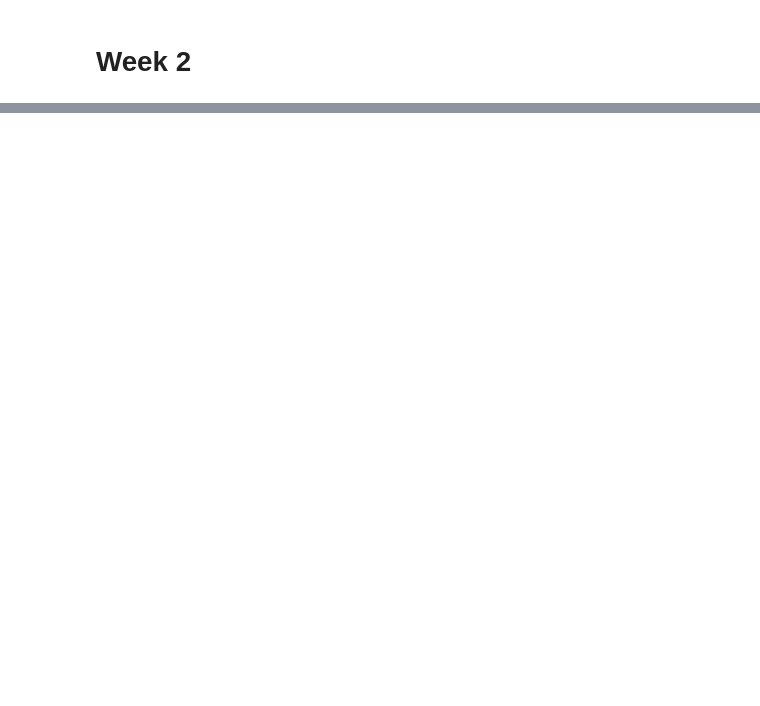
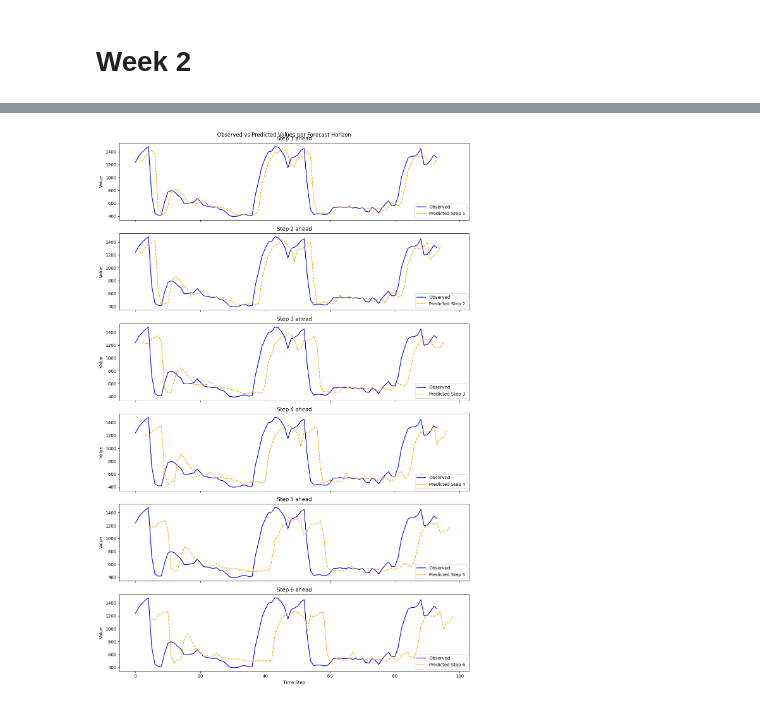
Before and after one commit to Maccen26/hmm-modelling, a Jupyter notebook: week_2.ipynb, the cells around one changed output, grey strips where cells are left out. Saved outputs shown, nothing was run; the diff lists cells and outputs as text; code cells hidden in the pictures; blank space fills up the shorter version.

Commit message:
added data from dtu rooms

```diff
--- a/week_2.ipynb
+++ b/week_2.ipynb
@@ -37,0 +19,3 @@ model1 = load_model(PATH)
+# %%
+y_train, x_train = load_train_data(DATA_NAME, TAG)
+y_test, x_test = load_test_data(DATA_NAME, TAG)
@@ -37,0 +26,18 @@ model1 = load_model(PATH)
+# %%
+#Training loop
+
+steps = 6
+NO_OF_OBS = 100
+
+ys = y_train.copy()
+y_test = y_test[:NO_OF_OBS]
+prediction_matrix = model.predict_emission(n_steps=steps, ys=ys)
+ys = jnp.append(ys, y_test[0])
+
+for i in range(1, len(y_test) - steps):
+    pred = model.predict_emission(n_steps=steps, ys=ys)
+    ys = jnp.append(ys, y_test[i])
+    prediction_matrix = jnp.vstack([prediction_matrix, pred])
+
+    if (i % 10 == 0):
+        print(f"Processed {i} out of {len(y_test) - steps} test observations.")
@@ -37,0 +54,26 @@ model1 = load_model(PATH)
+# %%
+import numpy as np
+import matplotlib.pyplot as plt
+
+y_obs = y_test[:prediction_matrix.shape[0]].copy()
+n_rows = prediction_matrix.shape[0]
+
+fig, axes = plt.subplots(steps, 1, figsize=(12, 3 * steps), sharex=True)
+
+for step, ax in enumerate(axes.ravel()):
+    # Full observed series in every panel.
+    ax.plot(y_obs, label='Observed', color='blue')
+    # Align this horizon's predictions to the time they forecast: y_test[r + step].
+    x = np.arange(n_rows) + step
+    ax.plot(x, prediction_matrix[:, step], label=f'Predicted Step {step + 1}',
+            linestyle='--', color='orange')
+    ax.set_title(f'Step {step + 1} ahead')
+    ax.set_ylabel('Value')
+    ax.legend()
+
+axes[-1].set_xlabel('Time Step')
+fig.suptitle('Observed vs Predicted Values per Forecast Horizon')
+fig.tight_layout()
+plt.show()
+# %% [output]
+[figure, added]
```
Also changed, not shown: parts of 14 cells of this notebook, 7 other files.
